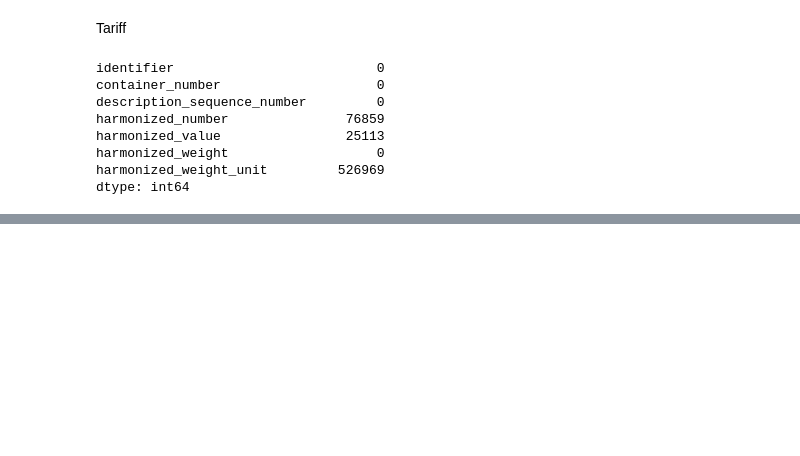
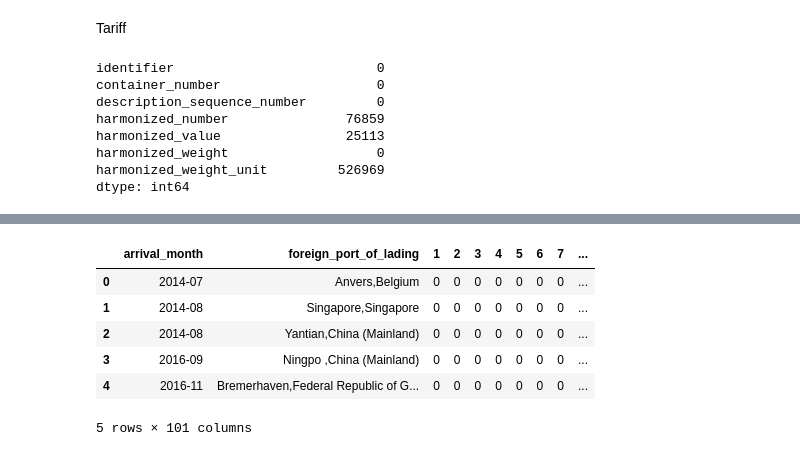
Before and after one commit to williamdoesdev/basicdataprocessing, a Jupyter notebook: analysis.ipynb, the cells around one changed output, grey strips where cells are left out. Saved outputs shown, nothing was run; the diff lists cells and outputs as text; code cells hidden in the pictures; blank space fills up the shorter version.

```diff
--- a/analysis.ipynb
+++ b/analysis.ipynb
@@ -260,0 +339,12 @@ TypeError: cannot concatenate object of type '<class 'str'>'; only Series and Da
+# %%
+df = pd.read_csv('datalake/layer=gold/table=hs_by_lading/hs_by_lading.csv')
+
+df.head()
+# %% [output]
+|  | arrival_month | foreign_port_of_lading | 1 | 2 | 3 | 4 | 5 | 6 | 7 | ... |
+| 0 | 2014-07 | Anvers,Belgium | 0 | 0 | 0 | 0 | 0 | 0 | 0 | ... |
+| 1 | 2014-08 | Singapore,Singapore | 0 | 0 | 0 | 0 | 0 | 0 | 0 | ... |
+| 2 | 2014-08 | Yantian,China (Mainland) | 0 | 0 | 0 | 0 | 0 | 0 | 0 | ... |
+| 3 | 2016-09 | Ningpo ,China (Mainland) | 0 | 0 | 0 | 0 | 0 | 0 | 0 | ... |
+| 4 | 2016-11 | Bremerhaven,Federal Republic of G... | 0 | 0 | 0 | 0 | 0 | 0 | 0 | ... |
+5 rows × 101 columns
```
Also changed, not shown: parts of 7 cells of this notebook, 2 other files.
